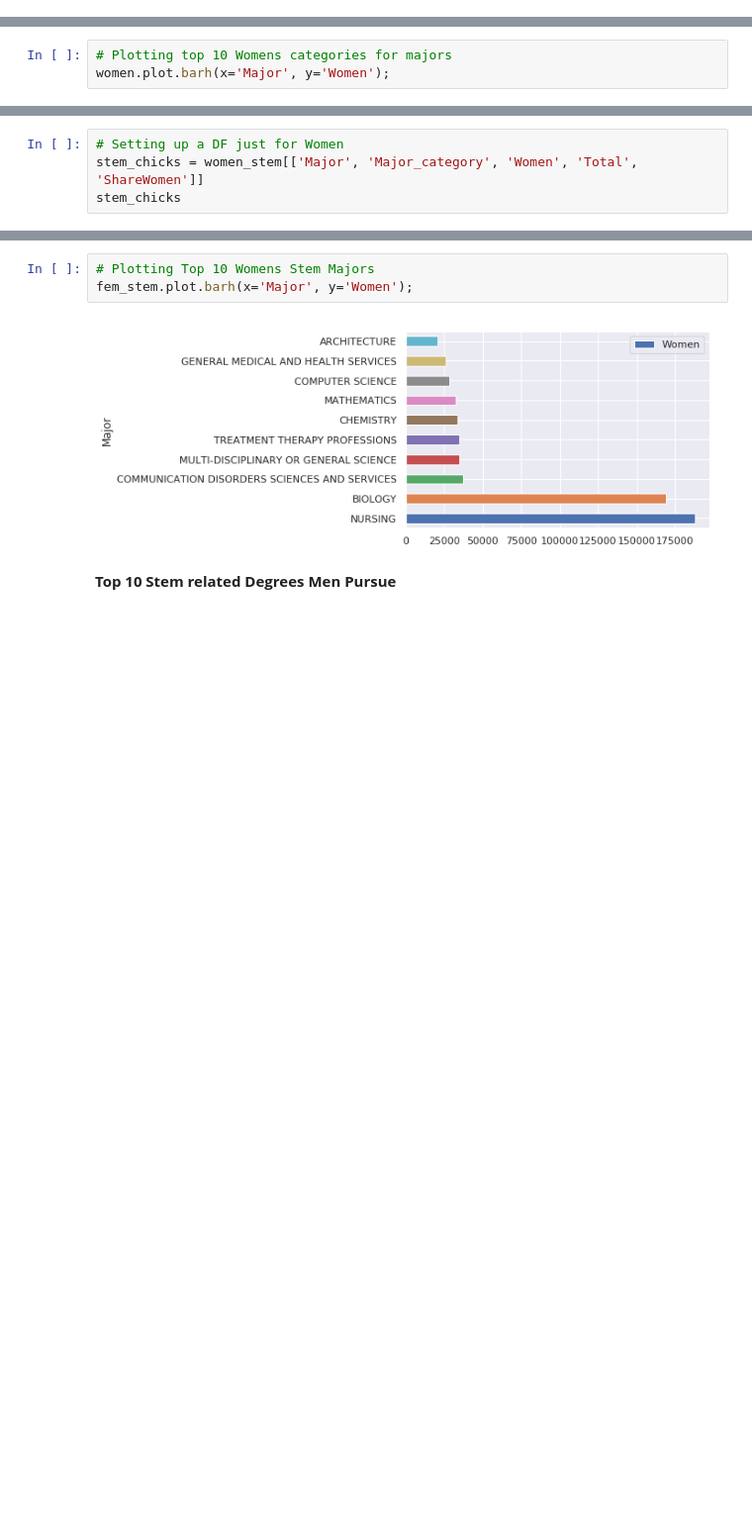
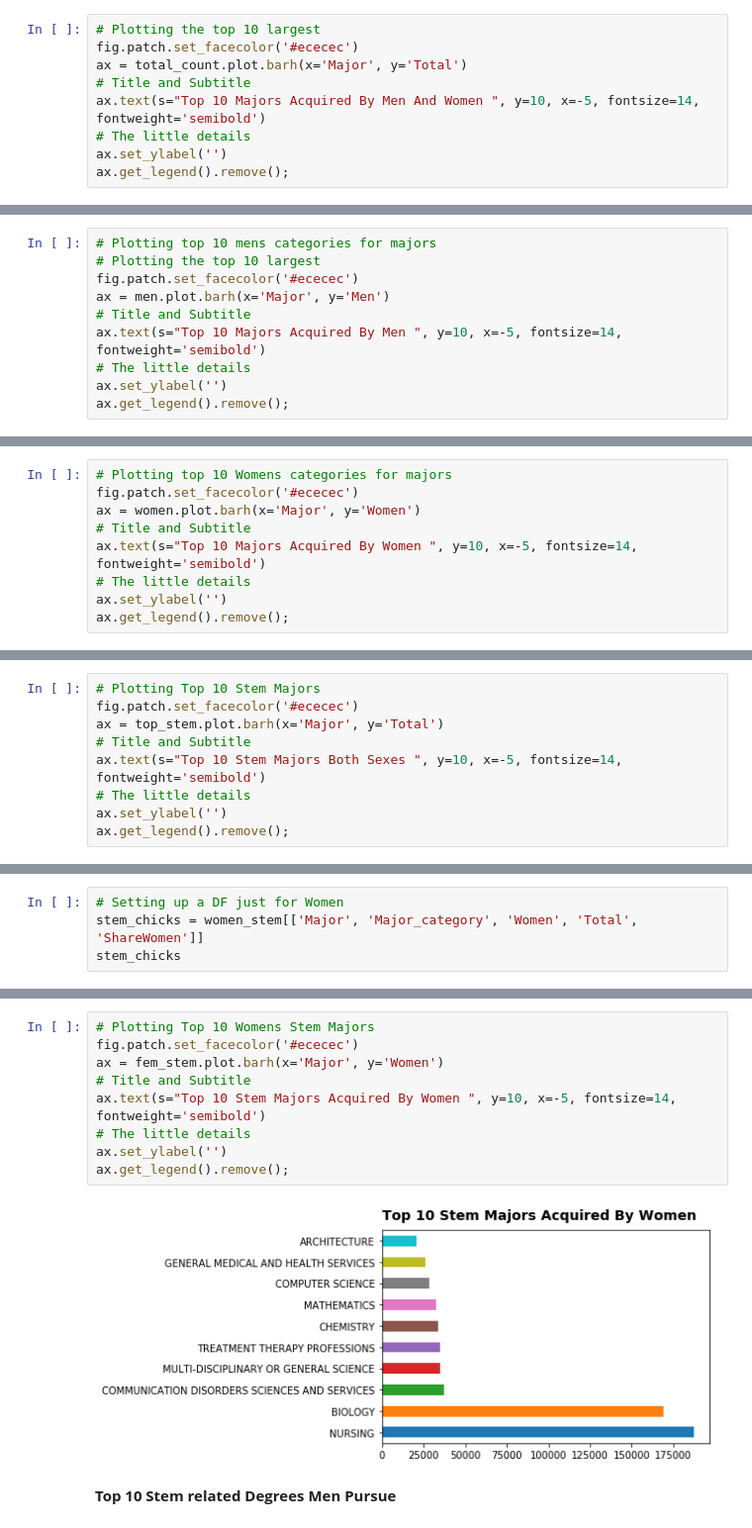
Before and after one commit to LambdaSchool/DS-Unit-1-Sprint-5-Data-Storytelling-Blog-Post, a Jupyter notebook: College_Majors_Theory.ipynb, the cells around one changed output, grey strips where cells are left out. Shown at 99% size. Drawn from its saved outputs; the diff is of its cells as text; blank space fills up the shorter version.

```diff
--- a/College_Majors_Theory.ipynb
+++ b/College_Majors_Theory.ipynb
@@ -208,0 +196,9 @@ plt.xticks(rotation=90);
+# %%
+# Plotting the top 10 largest
+fig.patch.set_facecolor('#ececec')
+ax = total_count.plot.barh(x='Major', y='Total')
+# Title and Subtitle
+ax.text(s="Top 10 Majors Acquired By Men And Women ", y=10, x=-5, fontsize=14, fontweight='semibold')
+# The little details
+ax.set_ylabel('')
+ax.get_legend().remove();
@@ -243,0 +239,10 @@ men.plot.barh(x='Major', y='Men');
+# %%
+# Plotting top 10 mens categories for majors
+# Plotting the top 10 largest
+fig.patch.set_facecolor('#ececec')
+ax = men.plot.barh(x='Major', y='Men')
+# Title and Subtitle
+ax.text(s="Top 10 Majors Acquired By Men ", y=10, x=-5, fontsize=14, fontweight='semibold')
+# The little details
+ax.set_ylabel('')
+ax.get_legend().remove();
@@ -272,4 +279,10 @@ women
 # %%
 # Plotting top 10 Womens categories for majors
-women.plot.barh(x='Major', y='Women');
+fig.patch.set_facecolor('#ececec')
+ax = women.plot.barh(x='Major', y='Women')
+# Title and Subtitle
+ax.text(s="Top 10 Majors Acquired By Women ", y=10, x=-5, fontsize=14, fontweight='semibold')
+# The little details
+ax.set_ylabel('')
+ax.get_legend().remove();
 # %% [output]
@@ -352,0 +363,9 @@ top_stem.plot.barh(x='Major', y='Total');
+# %%
+# Plotting Top 10 Stem Majors
+fig.patch.set_facecolor('#ececec')
+ax = top_stem.plot.barh(x='Major', y='Total')
+# Title and Subtitle
+ax.text(s="Top 10 Stem Majors Both Sexes ", y=10, x=-5, fontsize=14, fontweight='semibold')
+# The little details
+ax.set_ylabel('')
+ax.get_legend().remove();
@@ -377,8 +386,14 @@ fem_stem
 # %%
 # Plotting Top 10 Womens Stem Majors
-fem_stem.plot.barh(x='Major', y='Women');
+fig.patch.set_facecolor('#ececec')
+ax = fem_stem.plot.barh(x='Major', y='Women')
+# Title and Subtitle
+ax.text(s="Top 10 Stem Majors Acquired By Women ", y=10, x=-5, fontsize=14, fontweight='semibold')
+# The little details
+ax.set_ylabel('')
+ax.get_legend().remove();
 # %% [output]
-[figure, old version]
+[figure, new version]
 # %% [markdown]
 **Top 10 Stem related Degrees Men Pursue**
 # %%
```
Also changed, not shown: parts of 33 cells of this notebook.
